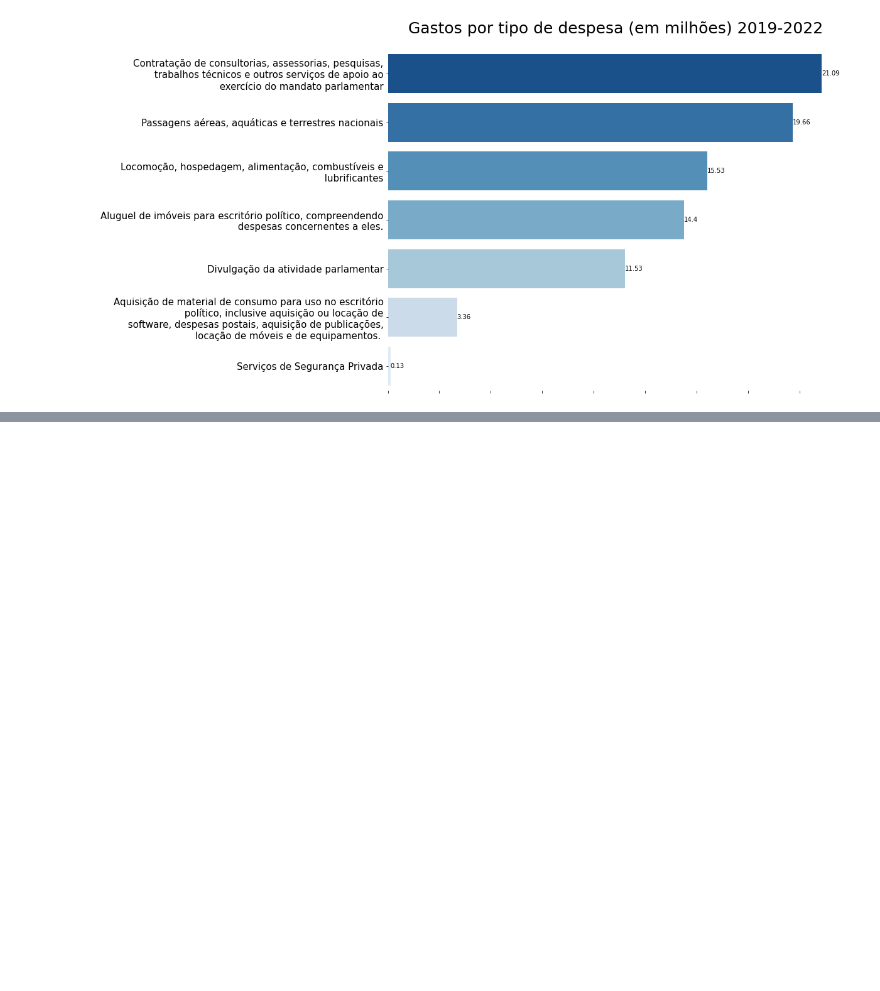
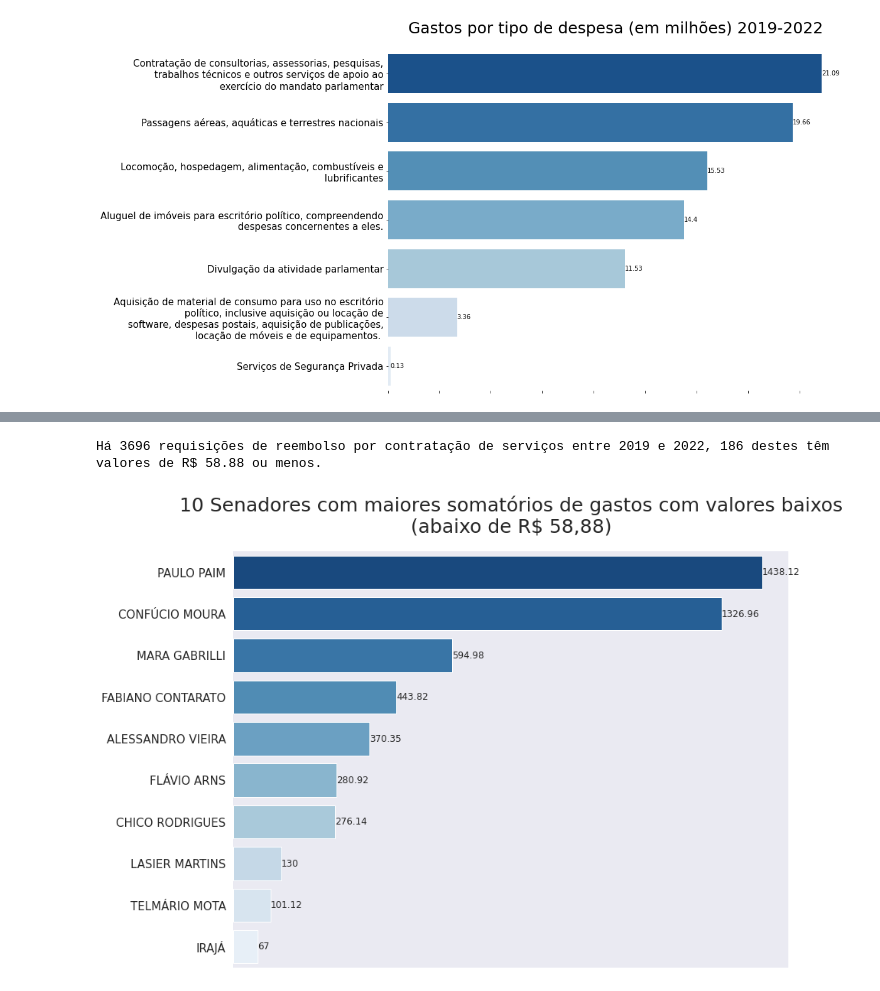
Before and after one commit to Tathy/Pesquisa-reembolsos-CEAPS, a Jupyter notebook: Pesquisa_sobre_dados_do_CEAPS.ipynb, the cells around one changed output, grey strips where cells are left out. Saved outputs shown, nothing was run; the diff lists cells and outputs as text; code cells hidden in the pictures; blank space fills up the shorter version.

```diff
--- a/Pesquisa_sobre_dados_do_CEAPS.ipynb
+++ b/Pesquisa_sobre_dados_do_CEAPS.ipynb
@@ -623,6 +634,8 @@ def corta_label(label, largura_label = 50):
   for l in range(largura_label, len(label), largura_label):
     while label_cortada[l] != " ":
       l += 1
+      if l == len(label):
+        break
     label_cortada = label_cortada[:l] + "\n" + label_cortada[l:]
 
   return label_cortada
@@ -693,0 +792,13 @@ plota_barras_horizontais(valor_despesas, x = 'valor_total_reembolso', y = 'tipo_
+# %%
+qnt_requisicoes_contratacao = dados_ceaps.query('ANO >= 2019 and TIPO_DESPESA == @tipo_despesa').shape[0]
+qnt_requisicoes_contratacao_5 = dados_ceaps.query('ANO >= 2019 and TIPO_DESPESA == @tipo_despesa and VALOR_REEMBOLSADO <= @quantile_5').shape[0]
+porcentagem = (qnt_requisicoes_contratacao_5 * 100) / qnt_requisicoes_contratacao
+print(f'Há {qnt_requisicoes_contratacao} requisições de reembolso por contratação de serviços entre 2019 e 2022, {qnt_requisicoes_contratacao_5} destes têm valores de R$ {quantile_5:.2f} ou menos.')
+# %% [output]
+Há 3696 requisições de reembolso por contratação de serviços entre 2019 e 2022, 186 destes têm valores de R$ 58.88 ou menos.
+# %%
+dados = dados_ceaps.query('ANO >= 2019 and TIPO_DESPESA == @tipo_despesa and VALOR_REEMBOLSADO <= @quantile_5').groupby('SENADOR').sum().sort_values('VALOR_REEMBOLSADO', ascending = False).reset_index()[['SENADOR', 'VALOR_REEMBOLSADO']].head(10)
+
+plota_barras_horizontais(dados, x = 'VALOR_REEMBOLSADO', y = 'SENADOR', titulo = "10 Senadores com maiores somatórios de gastos com valores baixos\n(abaixo de R$ 58,88)")
+# %% [output]
+[figure, added]
```
Also changed, not shown: parts of 32 cells of this notebook.
